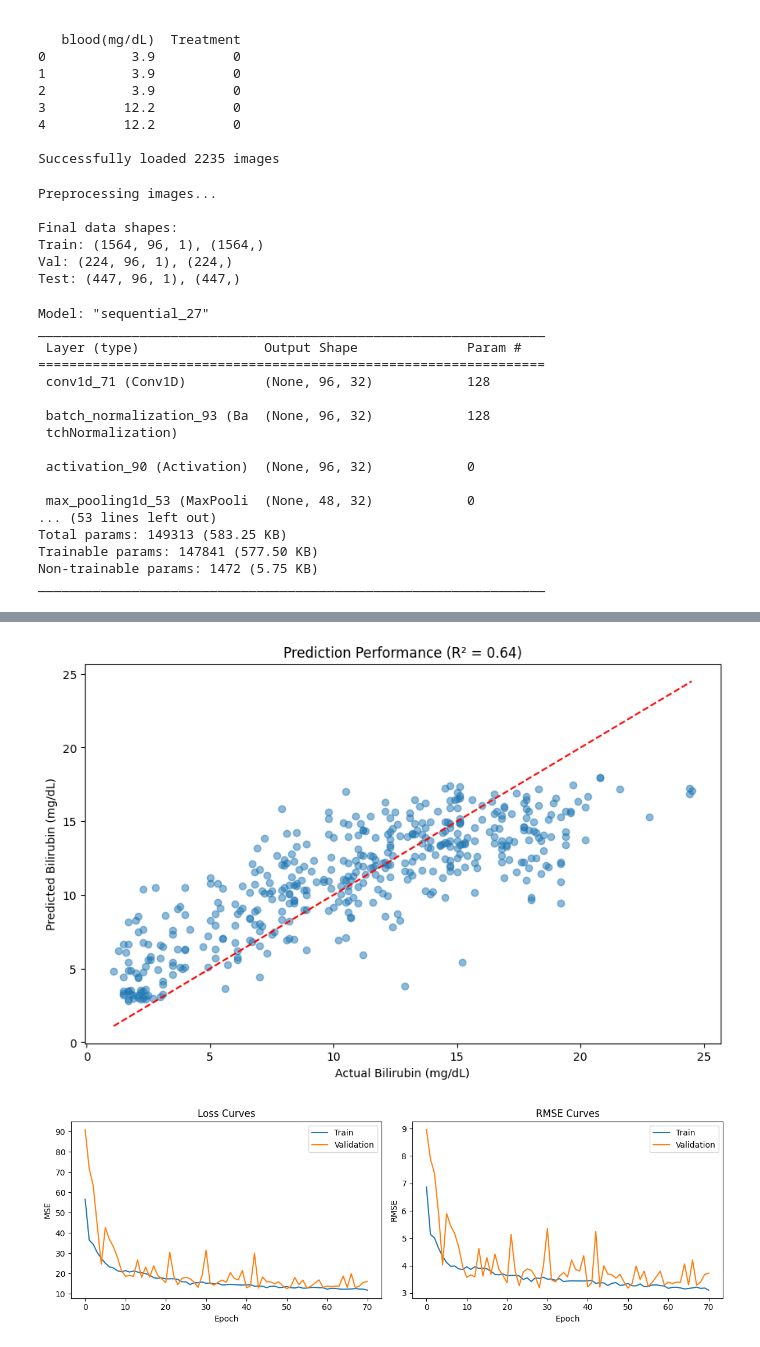
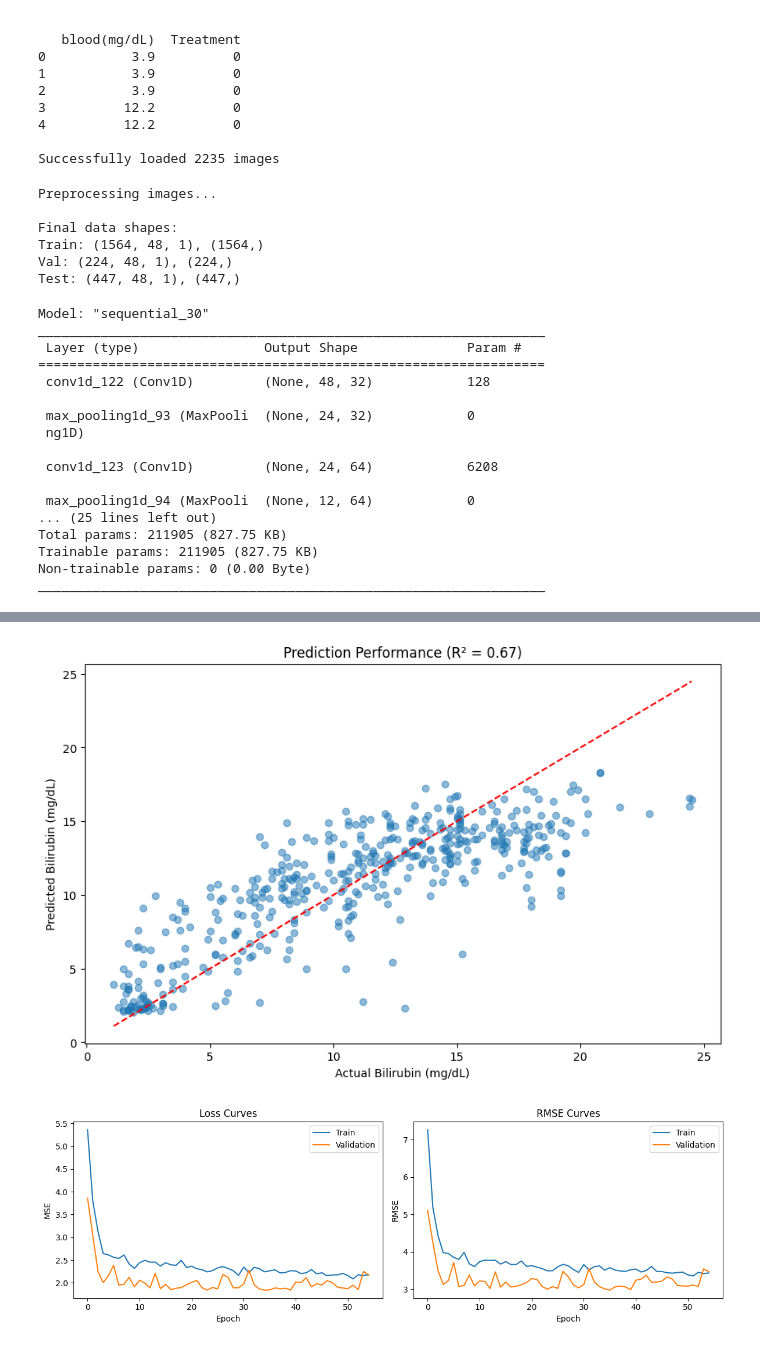
Before and after one commit to AnshumaanKarna92/NeonatalJaundicePrediction, a Jupyter notebook: CNNv5.ipynb, the cells around one changed output, grey strips where cells are left out. Cells and saved outputs as stored; diff of their text form; code cells hidden in the pictures.

```diff
--- a/CNNv5.ipynb
+++ b/CNNv5.ipynb
@@ -129,18 +129,19 @@ def preprocess_images(images):
         skin = crop_center(balanced)
         color_features = extract_color_features(skin)
         channel_stats = []
-        for space in ['rgb', 'hsv', 'lab', 'ycbcr']:
+        for space in ['rgb', 'hsv']:
             for channel in color_features[space]:
                 channel_stats.extend(extract_pixel_statistics(channel))
         all_features.append(channel_stats)
     return np.array(all_features)
 print("\nPreprocessing images...")
 X = preprocess_images(image_data)
+
 y = labels
 X_train, X_test, y_train, y_test = train_test_split(X, y, test_size=0.2, random_state=42)
 X_train, X_val, y_train, y_val = train_test_split(X_train, y_train, test_size=0.125, random_state=42)
 
-scaler = StandardScaler()
+scaler = MinMaxScaler()
 X_train = scaler.fit_transform(X_train)
 X_val = scaler.transform(X_val)
 X_test = scaler.transform(X_test)
@@ -157,56 +158,49 @@ print(f"Test: {X_test.shape}, {y_test.shape}")
 Preprocessing images...
 
 Final data shapes:
-Train: (1564, 96, 1), (1564,)
-Val: (224, 96, 1), (224,)
-Test: (447, 96, 1), (447,)
+Train: (1564, 48, 1), (1564,)
+Val: (224, 48, 1), (224,)
+Test: (447, 48, 1), (447,)
 # %%
+from tensorflow.keras.models import Sequential
+from tensorflow.keras.layers import Conv1D, MaxPooling1D, Flatten, Dense, Dropout, Activation, InputLayer
+from tensorflow.keras.regularizers import l2
 def build_1dcnn(input_shape):
     model = Sequential([
         InputLayer(input_shape=input_shape),
 
-        Conv1D(32, 3, padding='same', kernel_regularizer=l2(0.01)),
-        BatchNormalization(),
-        Activation('relu'),
-        MaxPooling1D(2, padding='same'),
+        Conv1D(32, kernel_size=3, padding='same', activation='relu'),
+        MaxPooling1D(pool_size=2, padding='same'),
 
-        Conv1D(64, 3, padding='same', kernel_regularizer=l2(0.01)),
-        BatchNormalization(),
-        Activation('relu'),
-        MaxPooling1D(2, padding='same'),
+        Conv1D(64, kernel_size=3, padding='same', activation='relu'),
+        MaxPooling1D(pool_size=2, padding='same'),
 
-        Conv1D(128, 3, padding='same', kernel_regularizer=l2(0.01)),
-        BatchNormalization(),
-        Activation('relu'),
-        MaxPooling1D(2, padding='same'),
+        Conv1D(128, kernel_size=3, padding='same', activation='relu'),
+        MaxPooling1D(pool_size=2, padding='same'),
 
-        Conv1D(128, 3, padding='same', kernel_regularizer=l2(0.01)),
-        BatchNormalization(),
-        Activation('relu'),
-        GlobalAveragePooling1D(),
+        Conv1D(128, kernel_size=3, padding='same', activation='relu'),
+        MaxPooling1D(pool_size=2, padding='same'),
 
-        Dense(256, kernel_regularizer=l2(0.01)),
-        BatchNormalization(),
-        Activation('relu'),
+        Flatten(),
+
+        Dense(256, activation='relu'),
         Dropout(0.3),
 
-        Dense(128, kernel_regularizer=l2(0.01)),
-        BatchNormalization(),
-        Activation('relu'),
+        Dense(128, activation='relu'),
         Dropout(0.5),
 
         Dense(1, activation='linear')
     ])
 
     lr_schedule = tf.keras.optimizers.schedules.ExponentialDecay(
-        initial_learning_rate=0.01,
-        decay_steps=10000,
+        initial_learning_rate=0.001,
+        decay_steps=10_000,
         decay_rate=0.9)
 
     optimizer = Adam(learning_rate=lr_schedule)
 
     model.compile(optimizer=optimizer,
-                 loss='mse',
+                 loss=tf.keras.losses.Huber(delta=1.0),
                  metrics=['mae', tf.keras.metrics.RootMeanSquaredError()])
 
     return model
@@ -215,28 +209,28 @@ input_shape = (X_train.shape[1], X_train.shape[2])
 model = build_1dcnn(input_shape)
 model.summary()
 # %% [output]
-Model: "sequential_27"
+Model: "sequential_30"
 _________________________________________________________________
  Layer (type)                Output Shape              Param #
 =================================================================
- conv1d_71 (Conv1D)          (None, 96, 32)            128
+ conv1d_122 (Conv1D)         (None, 48, 32)            128
 
- batch_normalization_93 (Ba  (None, 96, 32)            128
- tchNormalization)
+ max_pooling1d_93 (MaxPooli  (None, 24, 32)            0
+ ng1D)
 
- activation_90 (Activation)  (None, 96, 32)            0
+ conv1d_123 (Conv1D)         (None, 24, 64)            6208
 
- max_pooling1d_53 (MaxPooli  (None, 48, 32)            0
-... (53 lines left out)
-Total params: 149313 (583.25 KB)
-Trainable params: 147841 (577.50 KB)
-Non-trainable params: 1472 (5.75 KB)
+ max_pooling1d_94 (MaxPooli  (None, 12, 64)            0
+... (25 lines left out)
+Total params: 211905 (827.75 KB)
+Trainable params: 211905 (827.75 KB)
+Non-trainable params: 0 (0.00 Byte)
 _________________________________________________________________
 # %%
 # Callbacks
 callbacks = [
     EarlyStopping(monitor='val_loss', patience=20, restore_best_weights=True),
-    ReduceLROnPlateau(monitor='val_loss', factor=0.5, patience=10)
+    ReduceLROnPlateau(monitor='val_loss', factor=0.5, patience=15)
 ]
 
 # Train model
@@ -314,5 +308,5 @@ R²: 0.64
-[figure, old version]
+[figure, new version]
-[figure, old version]
+[figure, new version]
 # %%
 thresholds = [5, 10]
 y_class = np.digitize(labels, thresholds)
```
Also changed, not shown: parts of 2 cells of this notebook.
